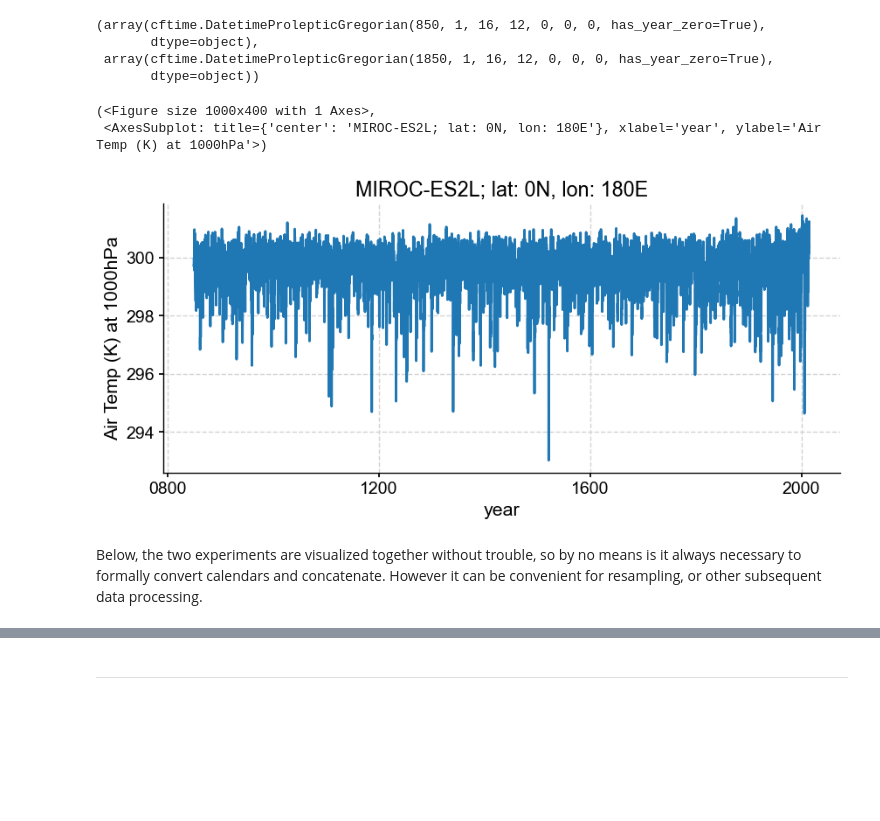
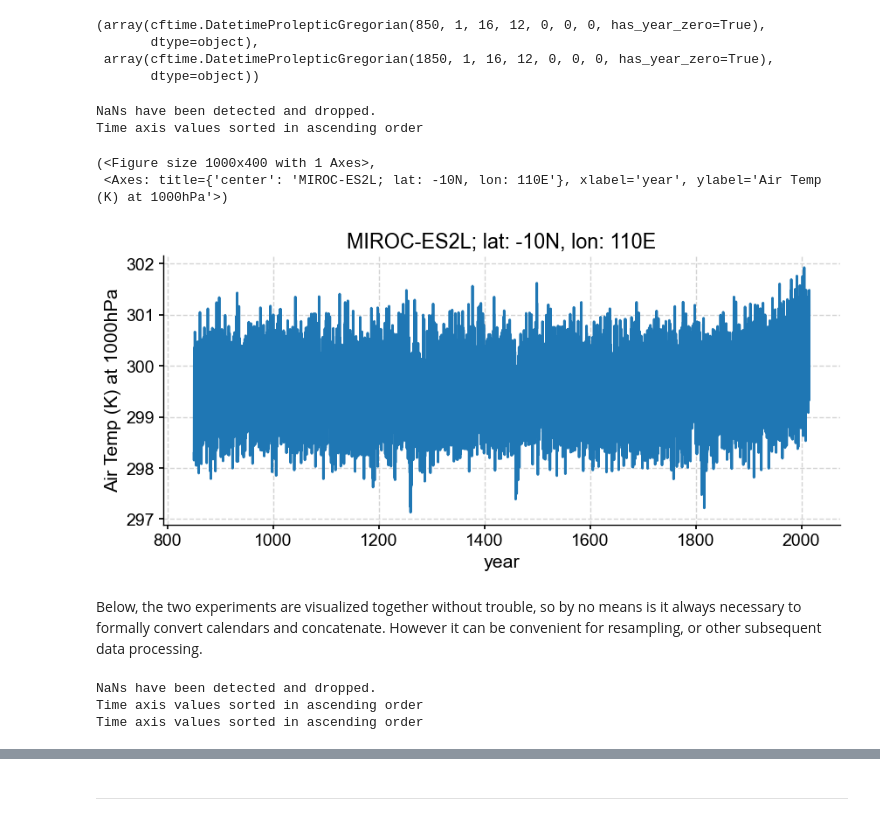
Before and after one commit to LinkedEarth/LMR_CMIP_paleobook, a Jupyter notebook: notebooks/lifehacks/data_from_esm_cloudcat.ipynb, the cells around one changed output, grey strips where cells are left out. Cells and saved outputs as stored; diff of their text form; code cells hidden in the pictures; blank space fills up the shorter version.

```diff
--- a/notebooks/lifehacks/data_from_esm_cloudcat.ipynb
+++ b/notebooks/lifehacks/data_from_esm_cloudcat.ipynb
@@ -292,3 +314,3 @@ In order to visualize the timeseries we just carefully assembled, we need to foc
 # %%
-loc = {'lat':0, 'lon':180}
+loc = {'lat':lat, 'lon':lon}
 da = _ds.sel(loc,  method="nearest")['tas']
@@ -295 +351,9 @@ da = _ds.sel(loc,  method="nearest")['tas']
+# %%
+def time_to_float(da):
+    float_time = [cftime.date2num(da.time.data[ik],
+                              units='days since 00-01-01',
+                              calendar='noleap',
+                              has_year_zero=True)/365
+              for ik in range(len(da.time))]
+    return float_time
 # %%
@@ -341,7 +393,8 @@ exp_list[0].time[0].data, exp_list[1].time[0].data
 # %% [markdown]
 However, xarray can help! If we pass a target calendar (e.g. 'proleptic_gregorian') to `convert_calendar()` (a method attached to our dataset), xarray will do its best to make the conversion. Note: specify `use_cftime=True` if you prefer time to be of type `cftime` as xarray returns in type `datetime64[ns]` by default.
 # %%
-exp_list[1] = exp_list[1].convert_calendar('proleptic_gregorian', use_cftime=True)
+exp_list[1] = exp_list[1].convert_calendar('proleptic_gregorian',
+                                           use_cftime=True)
 # %%
 exp_list[0].time[0].data, exp_list[1].time[0].data
 # %% [output]
@@ -352,27 +405,38 @@ exp_list[0].time[0].data, exp_list[1].time[0].data
 # %%
 _ds = xr.concat(exp_list, dim='time')
 # %%
-loc = {'lat':0, 'lon':180, 'plev':100000}
+loc['plev']=100000
 da = _ds.sel(loc,  method="nearest")['ta']
 # %%
 model ='MIROC-ES2L'
-ts = pyleo.Series(da.time, da.squeeze().data, time_unit='month', clean_ts=False, value_name='Air Temp (K) at 1000hPa')
-ts.plot(xlabel='year', title='{}; lat: {}N, lon: {}E'.format(model, loc['lat'], loc['lon']))
+ts = pyleo.Series(time_to_float(da), da.squeeze().data,
+                  time_unit='years', clean_ts=False,
+                  value_name='Air Temp (K) at 1000hPa')
+ts.plot(xlabel='year',
+        title='{}; lat: {}N, lon: {}E'.format(model, loc['lat'], loc['lon']))
 # %% [output]
-(<Figure size 1000x400 with 1 Axes>,
- <AxesSubplot: title={'center': 'MIROC-ES2L; lat: 0N, lon: 180E'}, xlabel='year', ylabel='Air Temp (K) at 1000hPa'>)
+NaNs have been detected and dropped.
+Time axis values sorted in ascending order
+(<Figure size 1000x400 with 1 Axes>,
+ <Axes: title={'center': 'MIROC-ES2L; lat: -10N, lon: 110E'}, xlabel='year', ylabel='Air Temp (K) at 1000hPa'>)
-[figure, old version]
+[figure, new version]
 # %% [markdown]
 Below, the two experiments are visualized together without trouble, so by no means is it always necessary to formally convert calendars and concatenate. However it can be convenient for resampling, or other subsequent data processing.
 # %%
-loc = {'lat':0, 'lon':180, 'plev':100000}
+loc = {'lat':lat, 'lon':lon, 'plev':100000}
 model ='MIROC-ES2L'
 segs = []
 for key in ['past1000', 'historical']:
     da = esm_data_d['MIROC']['MIROC-ES2L'][key].sel(loc,  method="nearest")['ta']
-    segs.append(pyleo.Series(da.time, da.squeeze().data, time_unit='month', clean_ts=False,
-                 value_name='Air Temp (K) at 1000hPa',
-                label = '_'.join([model, key])))
+    segs.append(pyleo.Series(time_to_float(da), da.squeeze().data,
+                             time_unit='years',
+                             clean_ts=False,
+                             value_name='Air Temp (K) at 1000hPa',
+                            label = '_'.join([model, key])))
+# %% [output]
+NaNs have been detected and dropped.
+Time axis values sorted in ascending order
+Time axis values sorted in ascending order
 # %%
 ax = segs[0].plot(xlabel='year', title='{}; lat: {}N, lon: {}E'.format(model, loc['lat'], loc['lon']))
 segs[1].plot(ax = ax[1], xlabel='year', title='{}; lat: {}N, lon: {}E'.format(model, loc['lat'], loc['lon']))
```
Also changed, not shown: parts of 18 cells of this notebook, 3 other files.
